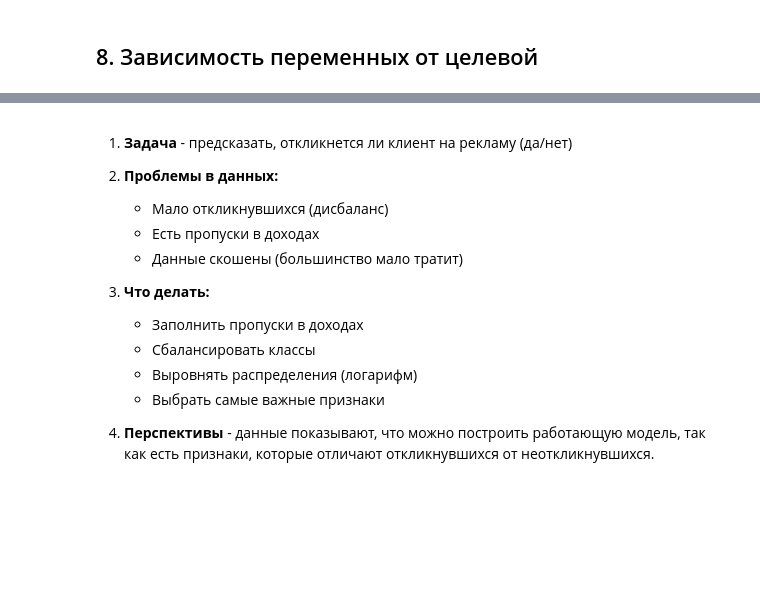
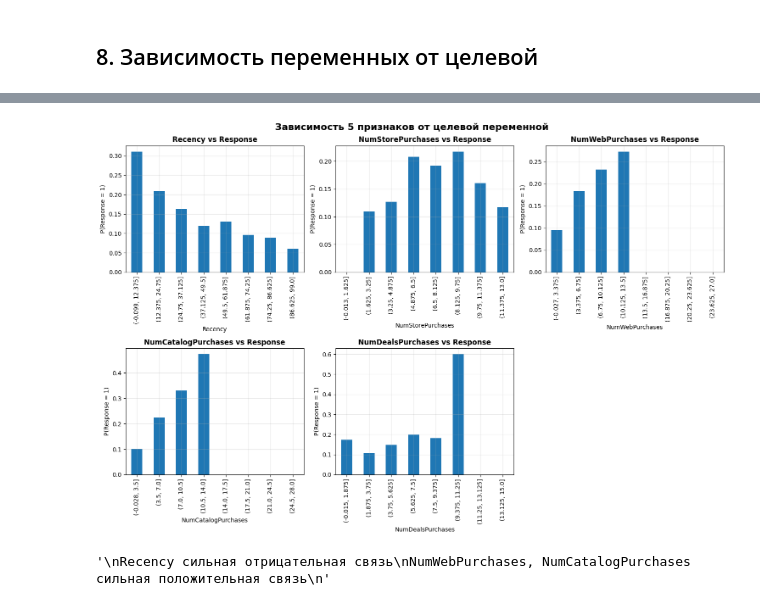
Before and after one commit to klijjen/intro_to_AI, a Jupyter notebook: src/02_lab_EDA.ipynb, the cells around one changed output, grey strips where cells are left out. Cells and saved outputs as stored; diff of their text form; code cells hidden in the pictures; blank space fills up the shorter version.

```diff
--- a/src/02_lab_EDA.ipynb
+++ b/src/02_lab_EDA.ipynb
@@ -322,17 +211,41 @@ Age: Среднее для Response=0: 55.30, для Response=1: 54.58
-# %% [markdown]
-
-
-1. **Задача** - предсказать, откликнется ли клиент на рекламу (да/нет)
-
-2. **Проблемы в данных:**
-   - Мало откликнувшихся (дисбаланс)
-   - Есть пропуски в доходах
-   - Данные скошены (большинство мало тратит)
-
-3. **Что делать:**
-   - Заполнить пропуски в доходах
-   - Сбалансировать классы
-   - Выровнять распределения (логарифм)
-   - Выбрать самые важные признаки
-
-4. **Перспективы** - данные показывают, что можно построить работающую модель, так как есть признаки, которые отличают откликнувшихся от неоткликнувшихся.
+# %%
+import matplotlib.pyplot as plt
+import numpy as np
+target = 'Response'
+y = data['Response']
+features = [
+    'Recency', 'NumStorePurchases', 'NumWebPurchases', 'NumCatalogPurchases', 'NumDealsPurchases'
+]
+fig, axes = plt.subplots(2, 3, figsize=(15, 10))
+axes = axes.ravel()
+
+for i, feat in enumerate(features):
+    ax = axes[i]
+    x = data[feat]
+
+    x_binned = pd.cut(x, bins=8)
+    means = y.groupby(x_binned).mean()
+
+    means.plot(kind='bar', ax=ax)
+
+    ax.set_title(f'{feat} vs Response', fontweight='bold')
+    ax.set_xlabel(feat)
+    ax.set_ylabel('P(Response = 1)')
+    ax.grid(True, alpha=0.3)
+
+
+fig.delaxes(axes[5])
+
+plt.suptitle('Зависимость 5 признаков от целевой переменной',
+             fontsize=16, fontweight='bold', y=0.98)
+plt.tight_layout()
+plt.show()
+# %% [output]
+[figure, added]
+# %%
+'''
+Recency cильная отрицательная связь
+NumWebPurchases, NumCatalogPurchases cильная положительная связь
+'''
+# %% [output]
+'\nRecency cильная отрицательная связь\nNumWebPurchases, NumCatalogPurchases cильная положительная связь\n'
```
Also changed, not shown: parts of 11 cells of this notebook.
